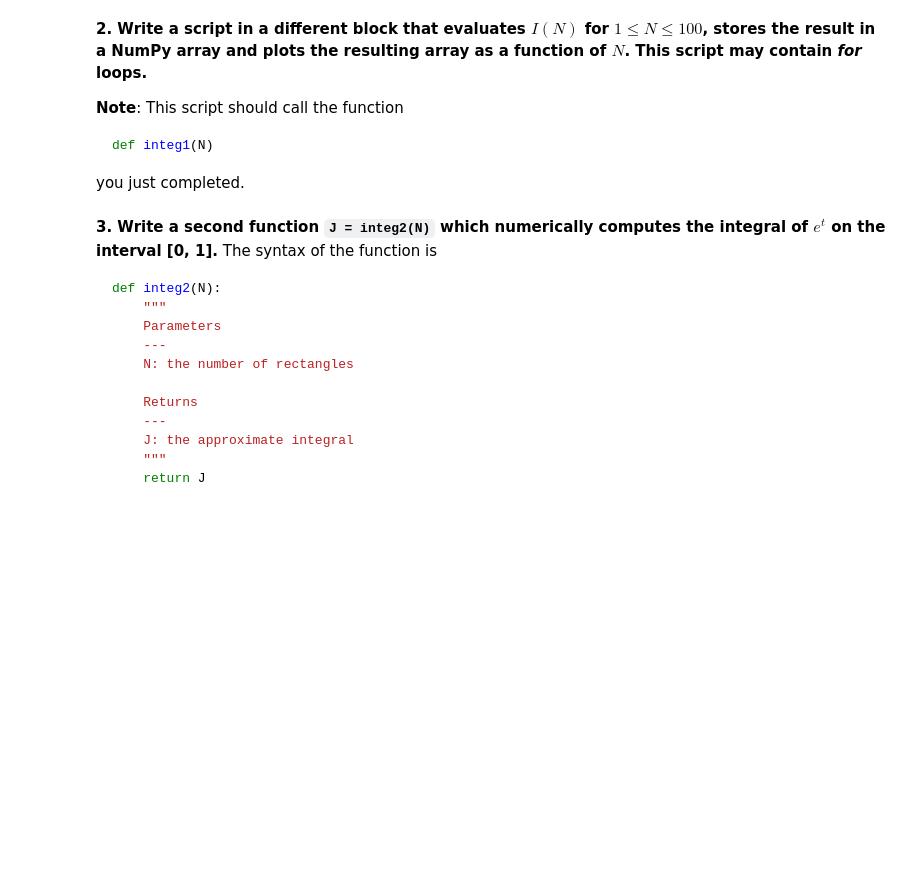
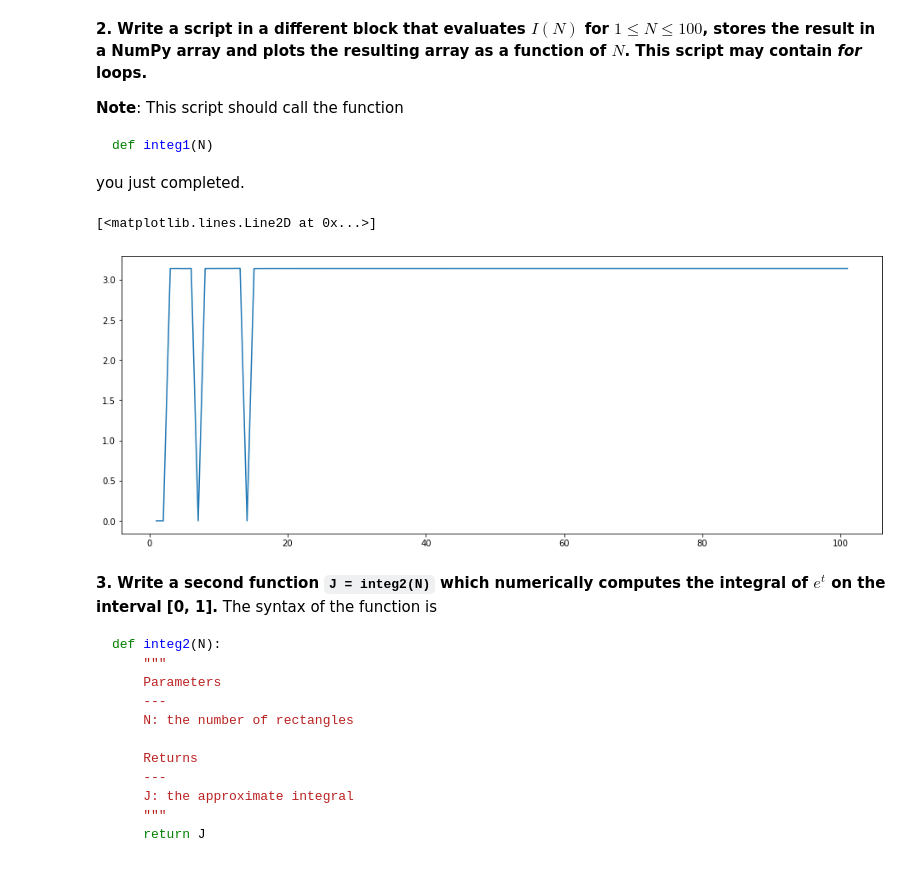
Before and after one commit to JustinWang781/438-Lab01, a Jupyter notebook: lab01_individual_report.ipynb, the cells around one changed output. Cells and saved outputs as stored; diff of their text form; code cells hidden in the pictures; blank space fills up the shorter version.

```diff
--- a/lab01_individual_report.ipynb
+++ b/lab01_individual_report.ipynb
@@ -467,3 +466,10 @@ def integ1(N):
+# %%
+# insert your code here
+def integ1(N):
+  t = np.linspace(0, 2*3.1415, N, endpoint=False)
+  x = np.sin(7*t) * np.sin(7*t) * 2*3.1415/N
+  I = np.sum(x)
+  return I
 # %% [markdown]
 **2. Write a script in a different block that evaluates $I(N)$ for $1\leqslant N\leqslant 100$, stores the result in a NumPy array and plots the resulting array as a function of $N$. This script may contain _for_ loops.**
 
@@ -477,3 +481,13 @@ you just completed.
+# %%
+# insert your code here
+results = np.empty(100)
+n = np.linspace(1,101,100)
+for i in range(0,100):
+  results[i] = integ1(i+1)
+plt.plot(n,results)
+# %% [output]
+[<matplotlib.lines.Line2D at 0x...>]
+[figure, added]
 # %% [markdown]
 **3. Write a second function `J = integ2(N)` which numerically computes the integral of $e^t$ on the interval [0, 1].** The syntax of the function is
 
```
Also changed, not shown: parts of 12 cells of this notebook.
